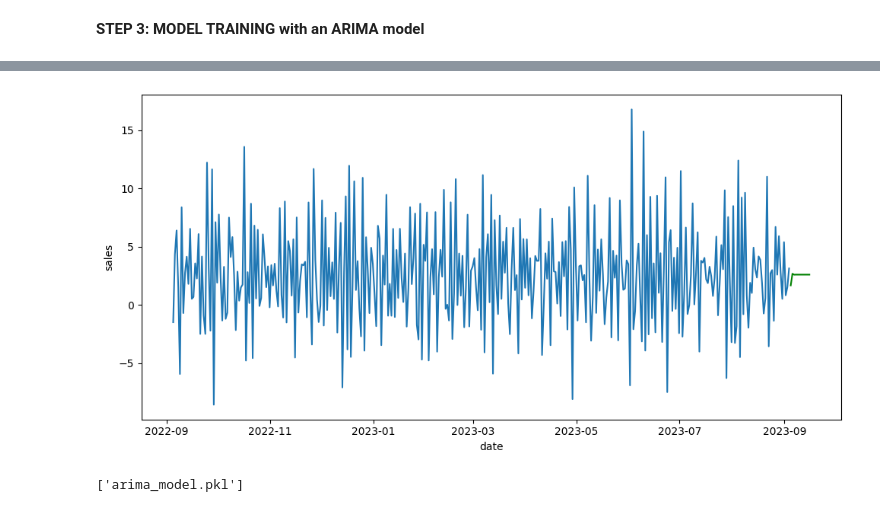
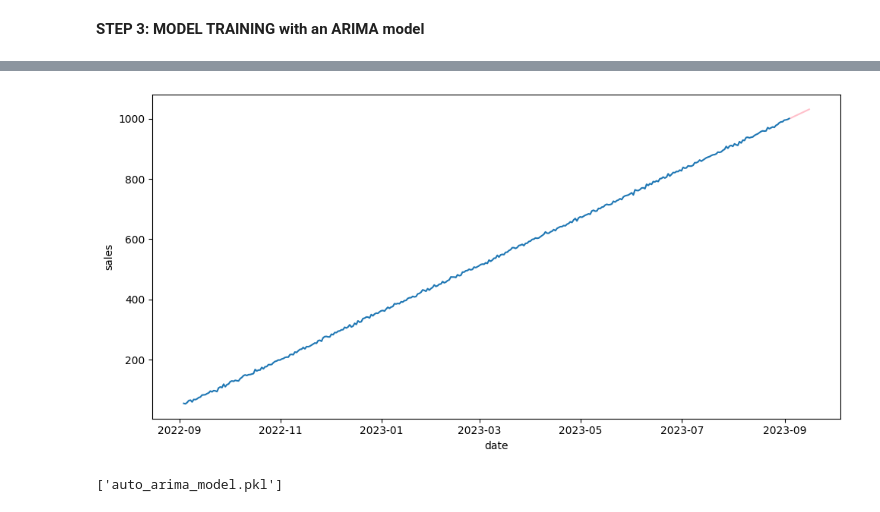
Before and after one commit to RitaViegas/RitaViegas---Alternative-time-series-main, a Jupyter notebook: src/explore.ipynb, the cells around one changed output, grey strips where cells are left out. Cells and saved outputs as stored; diff of their text form; code cells hidden in the pictures.

```diff
--- a/src/explore.ipynb
+++ b/src/explore.ipynb
@@ -244,6 +228,4 @@ dtype: float64
 # %%
-from pmdarima import auto_arima
-
-model = auto_arima(ts_stationary, seasonal = True, trace = True, m = 12)
+model = auto_arima(ts, seasonal = True, trace = True, m = 12)
 # %% [output]
 Performing stepwise search to minimize aic
@@ -352,17 +290,17 @@ Freq: D, dtype: float64
 # %%
 fig, axis = plt.subplots(figsize = (10, 5))
 
-sns.lineplot(data = ts_stationary)
-sns.lineplot(data = forecast, c = "green")
+sns.lineplot(data = ts)
+sns.lineplot(data = forecast, c = "pink")
 
 plt.tight_layout()
 
 plt.show()
 # %% [output]
-[figure, old version]
+[figure, new version]
 # %%
-joblib.dump(arima_result, 'arima_model.pkl')
+joblib.dump(model, 'auto_arima_model.pkl')
 # %% [output]
-['arima_model.pkl']
+['auto_arima_model.pkl']
 # %%
 #loaded_model = joblib.load('arima_model.pkl')
```
Also changed, not shown: parts of 12 cells of this notebook, 1 other file.
